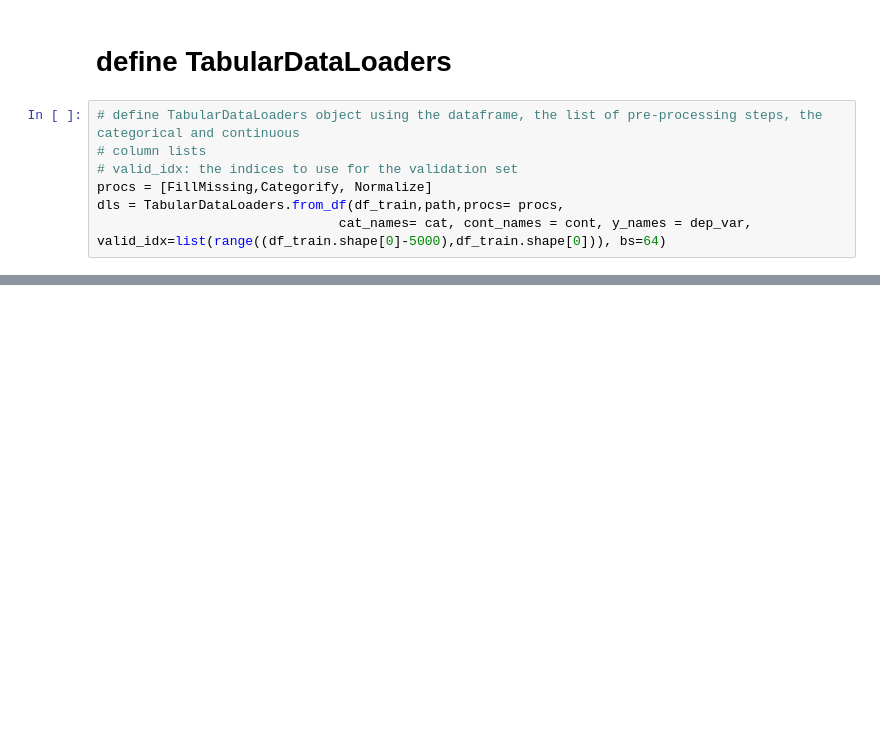
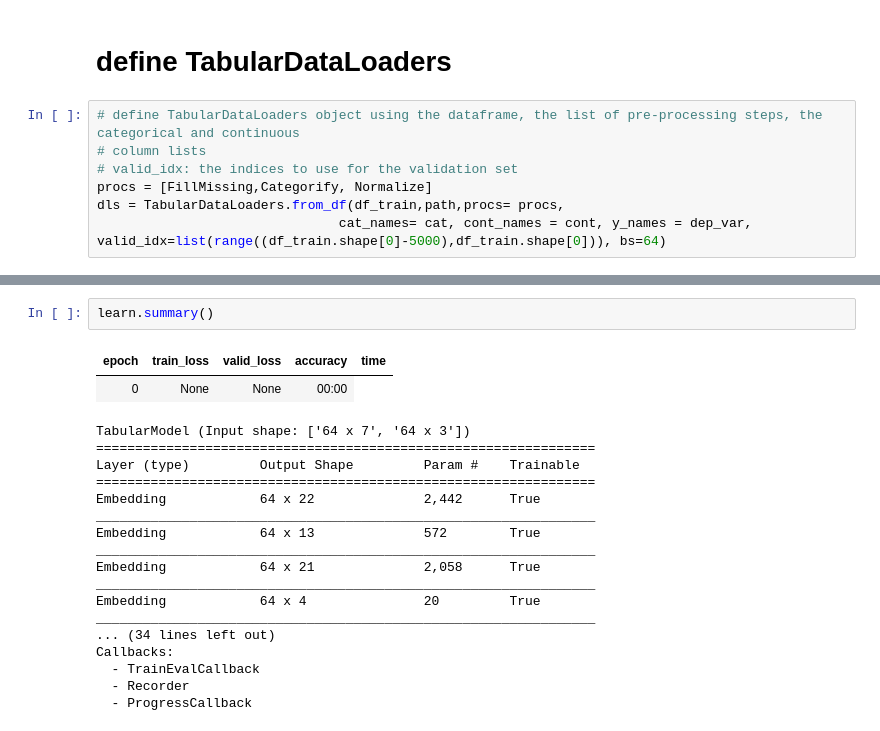
Before and after one commit to PacktPublishing/Deep-Learning-with-fastai-Cookbook, a Jupyter notebook: ch3/training_model_standalone_tabular_dataset.ipynb, the cells around one changed output, grey strips where cells are left out. Saved outputs shown, nothing was run; the diff lists cells and outputs as text; blank space fills up the shorter version.

```diff
--- a/ch3/training_model_standalone_tabular_dataset.ipynb
+++ b/ch3/training_model_standalone_tabular_dataset.ipynb
@@ -283,0 +283,22 @@ learn.show_results()
+# %%
+learn.summary()
+# %% [output]
+| epoch | train_loss | valid_loss | accuracy | time |
+| 0 | None | None | 00:00 |
+TabularModel (Input shape: ['64 x 7', '64 x 3'])
+================================================================
+Layer (type)         Output Shape         Param #    Trainable
+================================================================
+Embedding            64 x 22              2,442      True
+________________________________________________________________
+Embedding            64 x 13              572        True
+________________________________________________________________
+Embedding            64 x 21              2,058      True
+________________________________________________________________
+Embedding            64 x 4               20         True
+________________________________________________________________
+... (34 lines left out)
+Callbacks:
+  - TrainEvalCallback
+  - Recorder
+  - ProgressCallback
```
Also changed, not shown: parts of 10 cells of this notebook, 2 other files.
